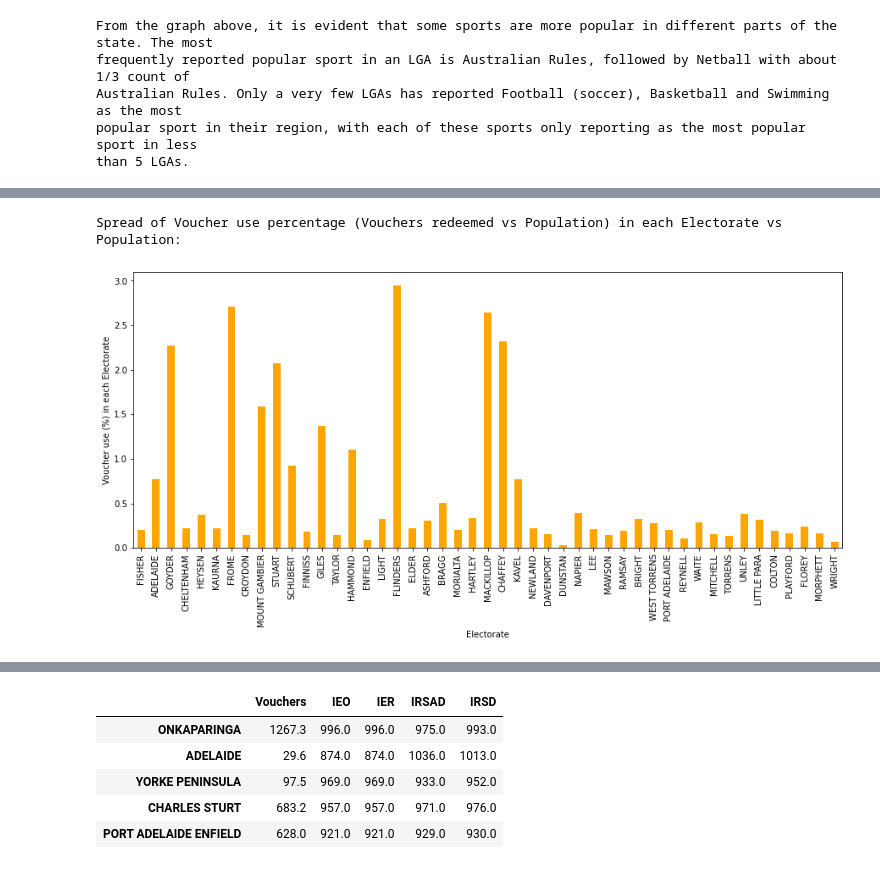
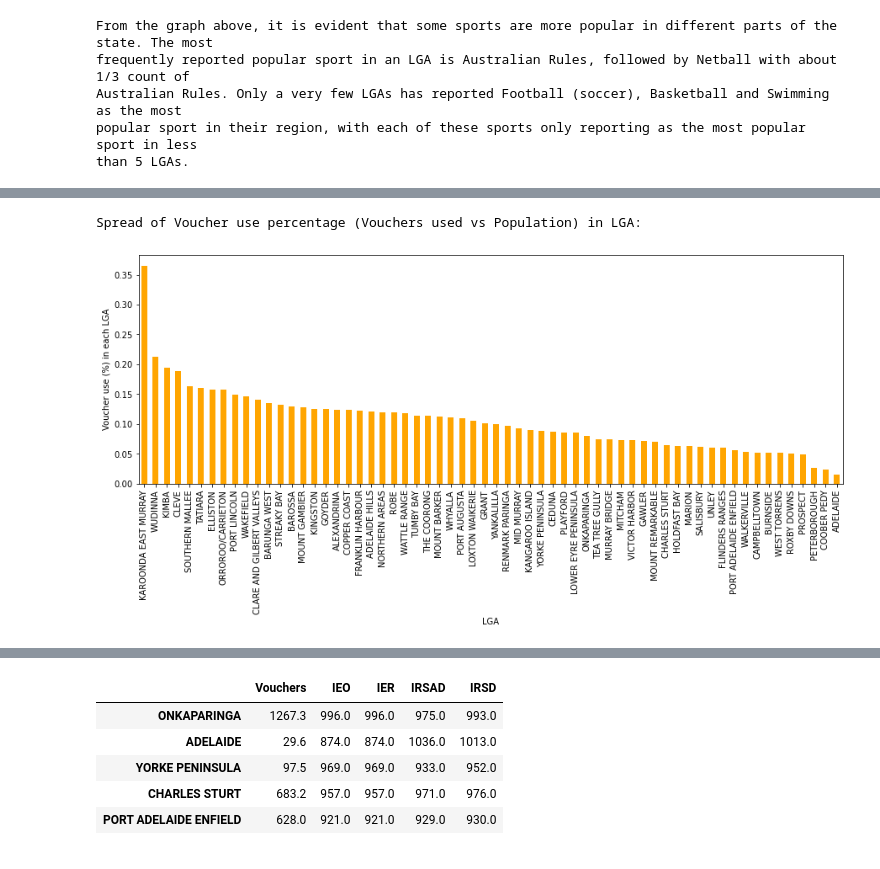
Before and after one commit to MQCOMP2200-S2-2021/data-science-portfolio-JoeB-cybersecurity, a Jupyter notebook: Portfolio 2.ipynb, the cells around one changed output, grey strips where cells are left out. Saved outputs shown, nothing was run; the diff lists cells and outputs as text; code cells hidden in the pictures.

```diff
--- a/Portfolio 2.ipynb
+++ b/Portfolio 2.ipynb
@@ -169,25 +156,25 @@ Australian Rules. Only a very few LGAs has reported Football (soccer), Basketbal
 popular sport in their region, with each of these sports only reporting as the most popular sport in less
 than 5 LGAs.
 # %%
-#Are any electorates over/under represented in their use of vouchers?
+#Are any LGA's over/under represented in their use of vouchers?
 
-Elec = [0] * len(sa_vouchers_scores.Participant_Electorate.unique())
-Population = [0] * len(sa_vouchers_scores.Participant_Electorate.unique())
-Amount_vo = [0] * len(sa_vouchers_scores.Participant_Electorate.unique())
-Voucher_Use_Percent = [0] * len(sa_vouchers_scores.Participant_Electorate.unique())
+LGA_pop = [0] * len(sa_vouchers_scores.Participant_LGA.unique())
+Population = [0] * len(sa_vouchers_scores.Participant_LGA.unique())
+Amount_vo = [0] * len(sa_vouchers_scores.Participant_LGA.unique())
+Voucher_Use_Percent = [0] * len(sa_vouchers_scores.Participant_LGA.unique())
 
-def represent(Electorate,i):
-    while i < len(Electorate):
-        Elec[i] = Electorate[i]
-        Population[i] = sa_vouchers_scores[sa_vouchers_scores.Participant_Electorate == Electorate[i]].Population.max()/10
-        Amount_vo[i] = sa_vouchers_scores[sa_vouchers_scores.Participant_Electorate == Electorate[i]].value_counts().sum()
+def represent(LGA,i):
+    while i < len(LGA):
+        LGA_pop[i] = LGA[i]
+        Population[i] = sa_vouchers_scores[sa_vouchers_scores.Participant_LGA == LGA[i]].Population.max()
+        Amount_vo[i] = sa_vouchers_scores[sa_vouchers_scores.Participant_LGA == LGA[i]].value_counts().sum()
         Voucher_Use_Percent[i] = Amount_vo[i]/Population[i]
         i = i + 1
 
-represent(sa_vouchers_scores.Participant_Electorate.unique(),0)
-combine1 = {'Population':Population, 'Vouchers':Amount_vo, 'Vouchers Percentage':Voucher_Use_Percent}
+represent(sa_vouchers_scores.Participant_LGA.unique(),0)
+combine1 = {'Population':Population, 'Vouchers':Amount_vo, 'Voucher_use_%':Voucher_Use_Percent}
 
-df1 = pd.DataFrame(data=combine1,index=Elec)
-df1 = df1.dropna(axis='rows') #drop nan values/no electorate
+df1 = pd.DataFrame(data=combine1,index=LGA_pop)
+df1 = df1.dropna(axis='rows') #drop nan values
 df1.head()
 # %% [output]
@@ -200,8 +203,8 @@ df1.head()
 # %%
-df1["Vouchers Percentage"].plot(kind="bar",color="orange",figsize=(15,6))
-plt.ylabel('Voucher use (%) in each Electorate')
-plt.xlabel('Electorate')
-print("Spread of Voucher use percentage (Vouchers redeemed vs Population) in each Electorate vs Population:")
+df1.sort_values(by=["Voucher_use_%"],ascending=False)["Voucher_use_%"].plot(kind="bar",color="orange",figsize=(15,5))
+plt.ylabel('Voucher use (%) in each LGA')
+plt.xlabel('LGA')
+print("Spread of Voucher use percentage (Vouchers used vs Population) in LGA:")
 # %% [output]
-Spread of Voucher use percentage (Vouchers redeemed vs Population) in each Electorate vs Population:
+Spread of Voucher use percentage (Vouchers used vs Population) in LGA:
-[figure, old version]
+[figure, new version]
```
Also changed, not shown: parts of 18 cells of this notebook.
